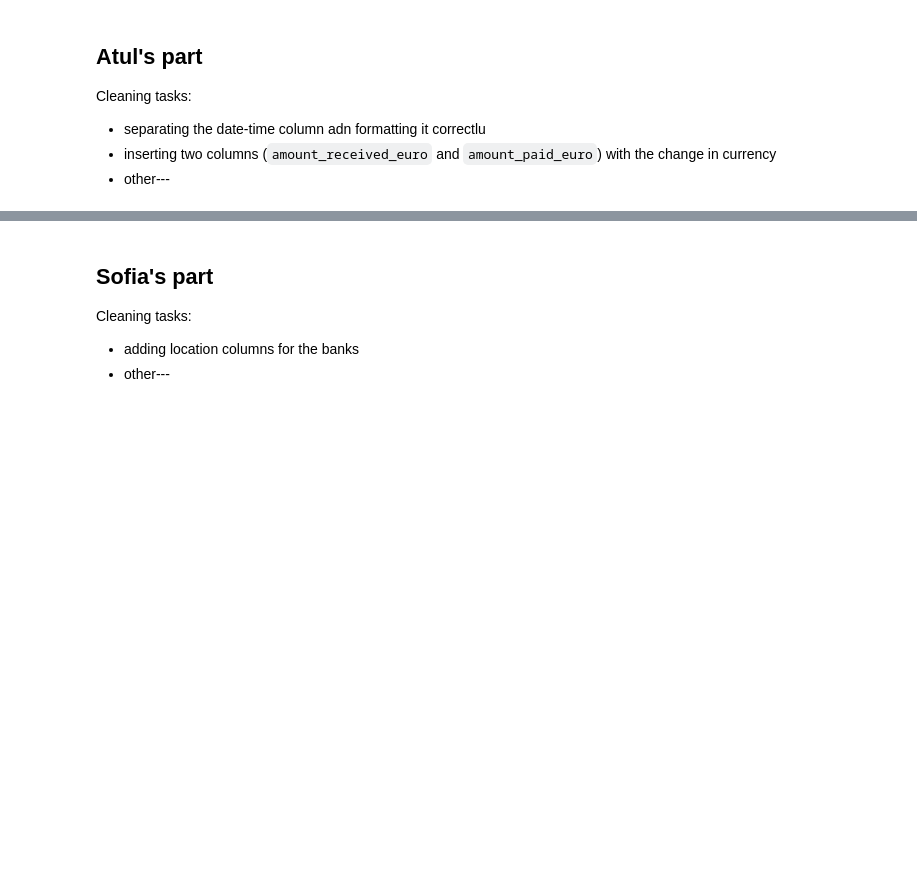
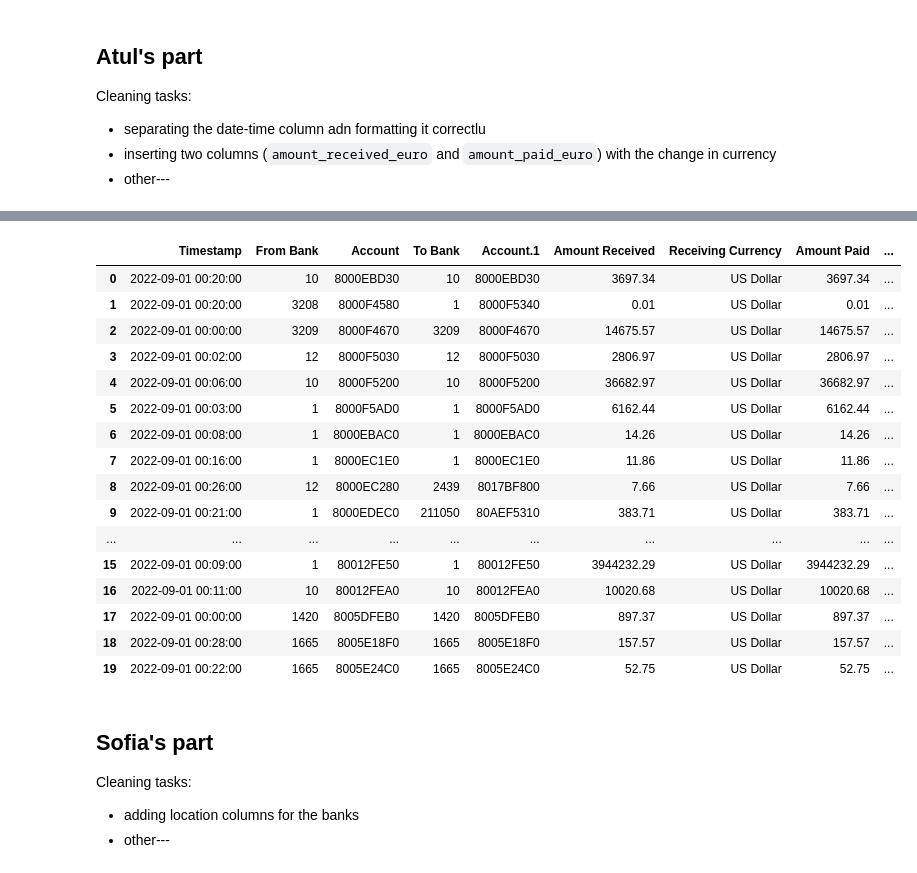
Before and after one commit to hertie-dsa-26/project-scrumit, a Jupyter notebook: analysis/cleaning/aml_clean.ipynb, the cells around one changed output, grey strips where cells are left out. Saved outputs shown, nothing was run; the diff lists cells and outputs as text; code cells hidden in the pictures; blank space fills up the shorter version.

```diff
--- a/analysis/cleaning/aml_clean.ipynb
+++ b/analysis/cleaning/aml_clean.ipynb
@@ -48,0 +82,17 @@ Cleaning tasks:
+# %%
+#Creating hot-coding for each currency (Long to wide) for Receiving currency and Payment Currency
+receiving_dummies = pd.get_dummies(
+    trans["Receiving Currency"],
+    prefix="rec_curr"
+).astype(int)
+
+payment_dummies = pd.get_dummies(
+    trans["Payment Currency"],
+    prefix="pay_curr"
+).astype(int)
+
+#adding new numeric columns to our trans DF
+trans = pd.concat(
+    [trans, receiving_dummies, payment_dummies],
+    axis=1
+)
@@ -48,0 +111,5 @@ Cleaning tasks:
+# %%
+#Column for currency mismatch between receiving and payment
+trans["currency_mismatch"] = (
+    trans["Payment Currency"] != trans["Receiving Currency"]
+).astype(int)
@@ -49,3 +127,37 @@ Cleaning tasks:
+# %%
+#Now converting payment format (Hot-Coding; long to wide)
+trans["Payment Format"].value_counts()
+
+payment_format_dummies = pd.get_dummies(
+    trans["Payment Format"],
+    prefix="pay_for"
+).astype(int)
+
+#adding new numeric column to our DF
+trans =pd.concat(
+    [trans, payment_format_dummies],
+    axis=1
+)
+
+trans.head(20)
+# %% [output]
+|  | Timestamp | From Bank | Account | To Bank | Account.1 | Amount Received | Receiving Currency | Amount Paid | ... |
+| 0 | 2022-09-01 00:20:00 | 10 | 8000EBD30 | 10 | 8000EBD30 | 3697.34 | US Dollar | 3697.34 | ... |
+| 1 | 2022-09-01 00:20:00 | 3208 | 8000F4580 | 1 | 8000F5340 | 0.01 | US Dollar | 0.01 | ... |
+| 2 | 2022-09-01 00:00:00 | 3209 | 8000F4670 | 3209 | 8000F4670 | 14675.57 | US Dollar | 14675.57 | ... |
+| 3 | 2022-09-01 00:02:00 | 12 | 8000F5030 | 12 | 8000F5030 | 2806.97 | US Dollar | 2806.97 | ... |
+| 4 | 2022-09-01 00:06:00 | 10 | 8000F5200 | 10 | 8000F5200 | 36682.97 | US Dollar | 36682.97 | ... |
+| 5 | 2022-09-01 00:03:00 | 1 | 8000F5AD0 | 1 | 8000F5AD0 | 6162.44 | US Dollar | 6162.44 | ... |
+| 6 | 2022-09-01 00:08:00 | 1 | 8000EBAC0 | 1 | 8000EBAC0 | 14.26 | US Dollar | 14.26 | ... |
+| 7 | 2022-09-01 00:16:00 | 1 | 8000EC1E0 | 1 | 8000EC1E0 | 11.86 | US Dollar | 11.86 | ... |
+| 8 | 2022-09-01 00:26:00 | 12 | 8000EC280 | 2439 | 8017BF800 | 7.66 | US Dollar | 7.66 | ... |
+| 9 | 2022-09-01 00:21:00 | 1 | 8000EDEC0 | 211050 | 80AEF5310 | 383.71 | US Dollar | 383.71 | ... |
+| ... | ... | ... | ... | ... | ... | ... | ... | ... | ... |
+| 15 | 2022-09-01 00:09:00 | 1 | 80012FE50 | 1 | 80012FE50 | 3944232.29 | US Dollar | 3944232.29 | ... |
+| 16 | 2022-09-01 00:11:00 | 10 | 80012FEA0 | 10 | 80012FEA0 | 10020.68 | US Dollar | 10020.68 | ... |
+| 17 | 2022-09-01 00:00:00 | 1420 | 8005DFEB0 | 1420 | 8005DFEB0 | 897.37 | US Dollar | 897.37 | ... |
+| 18 | 2022-09-01 00:28:00 | 1665 | 8005E18F0 | 1665 | 8005E18F0 | 157.57 | US Dollar | 157.57 | ... |
+| 19 | 2022-09-01 00:22:00 | 1665 | 8005E24C0 | 1665 | 8005E24C0 | 52.75 | US Dollar | 52.75 | ... |
 # %% [markdown]
 ## Sofia's part
 
```
Also changed, not shown: parts of 3 cells of this notebook.
